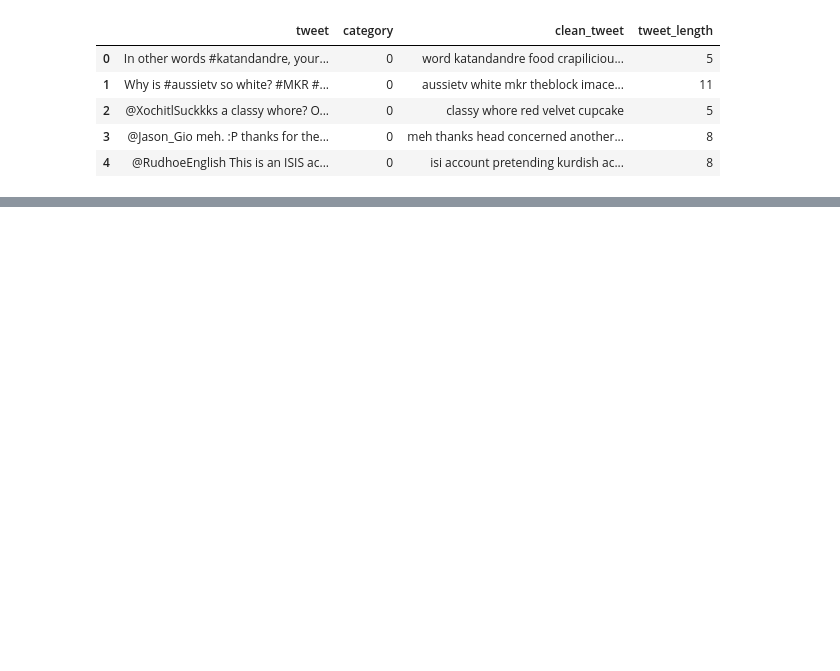
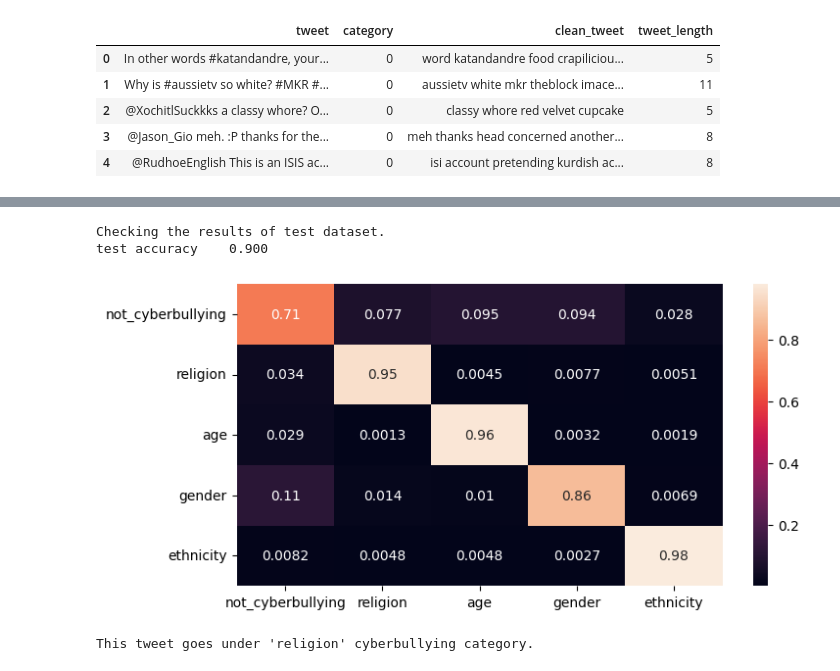
Before and after one commit to AleX77NP/Cyberbullying-detection, a Jupyter notebook: main.ipynb, the cells around one changed output, grey strips where cells are left out. Drawn from its saved outputs; the diff is of its cells as text; code cells hidden in the pictures; blank space fills up the shorter version.

Commit message:
add example and test prediction

```diff
--- a/main.ipynb
+++ b/main.ipynb
@@ -249,7 +250,7 @@ LEARN_RATE = 5 # learning rate
 BATCH_SIZE = 32
 
 criterion = torch.nn.CrossEntropyLoss() # Loss function
-optimizer = torch.optim.SGD(model.parameters(), lr=LEARN_RATE) # Optimizer
+optimizer = torch.optim.SGD(model.parameters(), lr=LEARN_RATE, momentum=0.9) # Optimizer
 scheduler = torch.optim.lr_scheduler.StepLR(optimizer, 1.0, gamma=0.1)
 total_accu = None
 # %%
@@ -313 +314,36 @@ for epoch in range(1, EPOCHS + 1):
 -----------------------------------------------------------
+# %%
+# Verify model with test dataset
+print("Checking the results of test dataset.")
+accu_test = evaluate_model(model, test_dataloader, criterion)
+print("test accuracy {:8.3f}".format(accu_test))
+# %% [output]
+Checking the results of test dataset.
+test accuracy    0.900
+# %%
+# Create confusion matrix and display it
+
+y_pred = []
+y_true = []
+
+for _, (label, text, offsets) in enumerate(test_dataloader):
+    predicted_label = model(text, offsets)
+    output_label = torch.argmax(predicted_label, dim=1)
+
+    for pred_value in output_label:
+        y_pred.append(pred_value.item())
+
+    for real_value in label:
+        y_true.append(real_value.item())
+
+classes = tuple(category_label_mapping.keys())
+
+
+cf_matrix = confusion_matrix(y_true, y_pred)
+df_cm = pd.DataFrame(cf_matrix / np.sum(cf_matrix, axis=1)[:, None], index = [i for i in classes],
+                     columns = [i for i in classes])
+plt.figure(figsize = (8,4))
+sns.heatmap(df_cm, annot=True)
+plt.savefig('conf_matrix.png')
+# %% [output]
+[figure, added]
@@ -313,0 +353,11 @@ for epoch in range(1, EPOCHS + 1):
+# %%
+# Load model and make prediction
+model.load_state_dict(torch.load('model.pth'))
+model = model.to("cpu")
+
+cb_categories = {0: "not_cyberbullying", 1: "religion", 2: "age", 3: "gender", 4: "ethnicity"}
+
+example_tweet = "Hey hey little Christian, you will be dead when Budah's army comes for you, you hear me?!?"
+print(f"This tweet goes under '{cb_categories[predict(model, example_tweet, text_pipeline)]}' cyberbullying category.")
+# %% [output]
+This tweet goes under 'religion' cyberbullying category.
```
Also changed, not shown: parts of 6 cells of this notebook, 4 other files.
